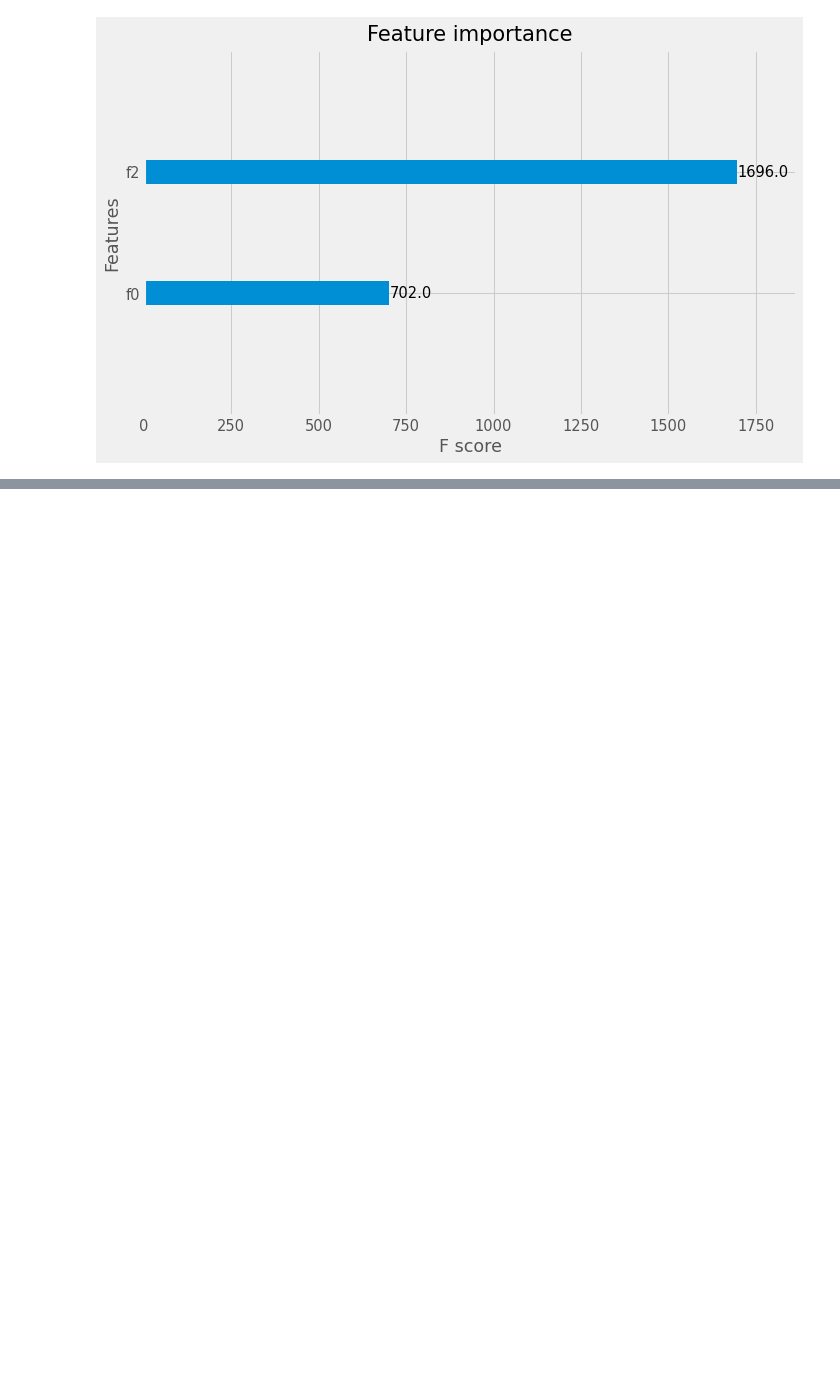
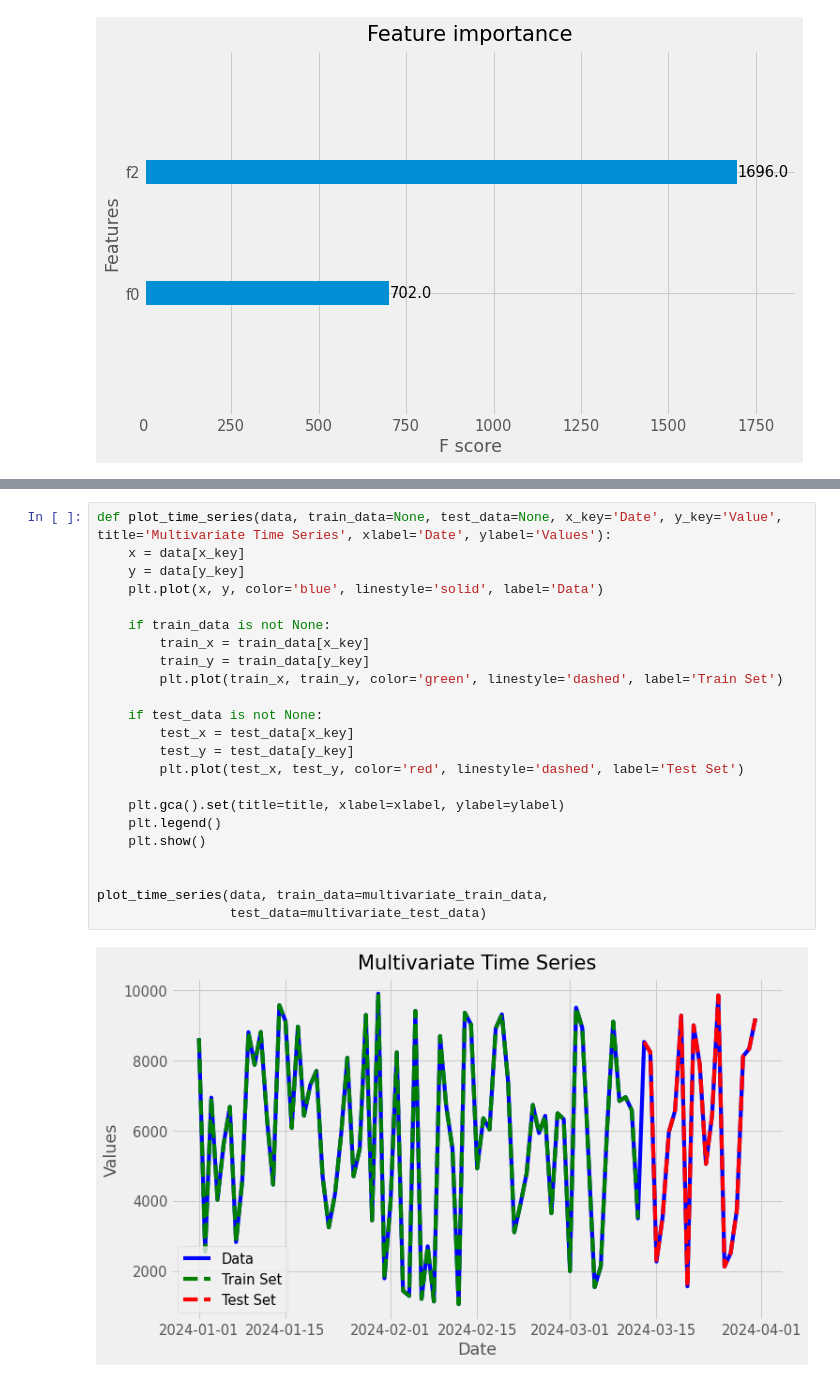
Before and after one commit to JosephWoodall/turbo-barnacle, a Jupyter notebook: src/time_series/time_series.ipynb, the cells around one changed output, grey strips where cells are left out. Drawn from its saved outputs; the diff is of its cells as text; blank space fills up the shorter version.

Commit message:
adds multivariate analysis

```diff
--- a/src/time_series/time_series.ipynb
+++ b/src/time_series/time_series.ipynb
@@ -405,0 +448,25 @@ Test RMSE: 5364.393384837096
+# %%
+def plot_time_series(data, train_data=None, test_data=None, x_key='Date', y_key='Value', title='Multivariate Time Series', xlabel='Date', ylabel='Values'):
+    x = data[x_key]
+    y = data[y_key]
+    plt.plot(x, y, color='blue', linestyle='solid', label='Data')
+
+    if train_data is not None:
+        train_x = train_data[x_key]
+        train_y = train_data[y_key]
+        plt.plot(train_x, train_y, color='green', linestyle='dashed', label='Train Set')
+
+    if test_data is not None:
+        test_x = test_data[x_key]
+        test_y = test_data[y_key]
+        plt.plot(test_x, test_y, color='red', linestyle='dashed', label='Test Set')
+
+    plt.gca().set(title=title, xlabel=xlabel, ylabel=ylabel)
+    plt.legend()
+    plt.show()
+
+
+plot_time_series(data, train_data=multivariate_train_data,
+                 test_data=multivariate_test_data)
+# %% [output]
+[figure, added]
```
Also changed, not shown: parts of 4 cells of this notebook.
